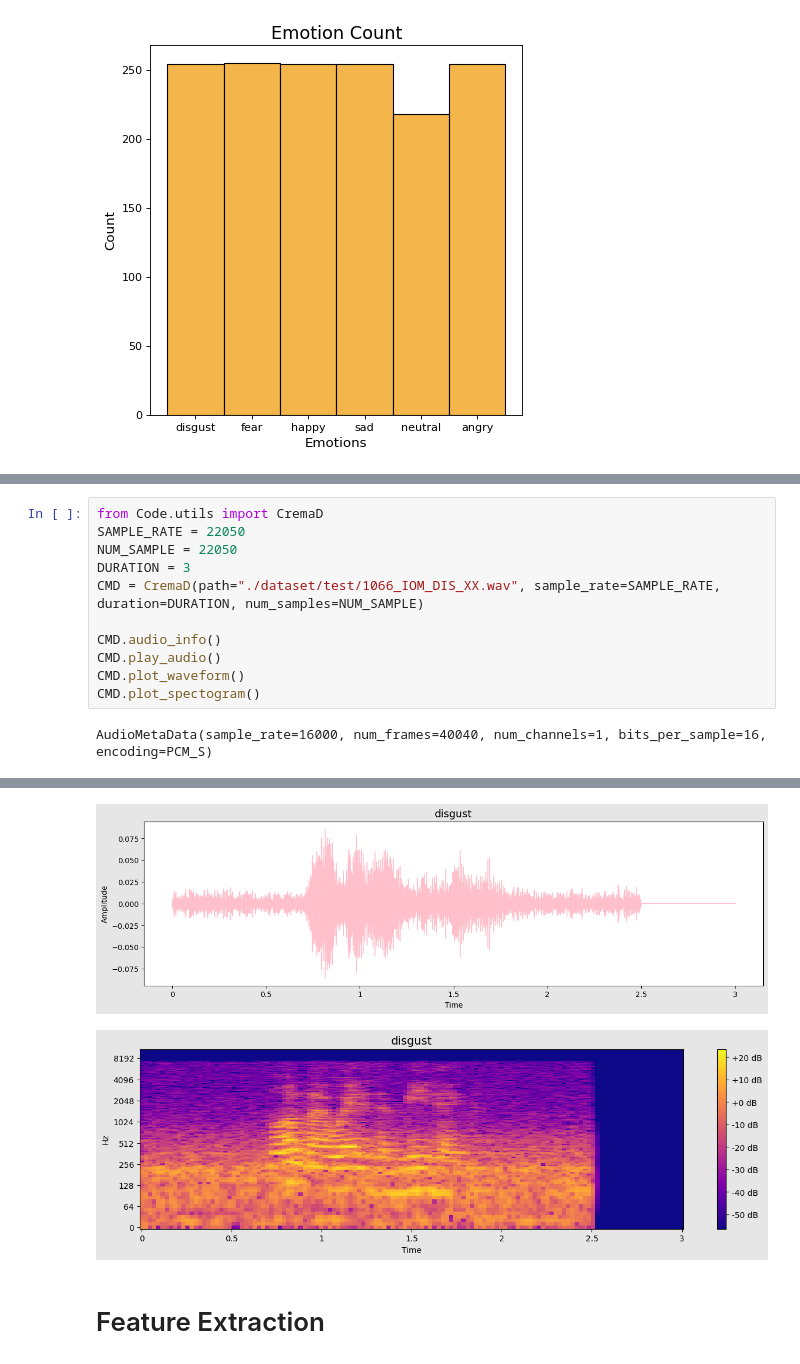
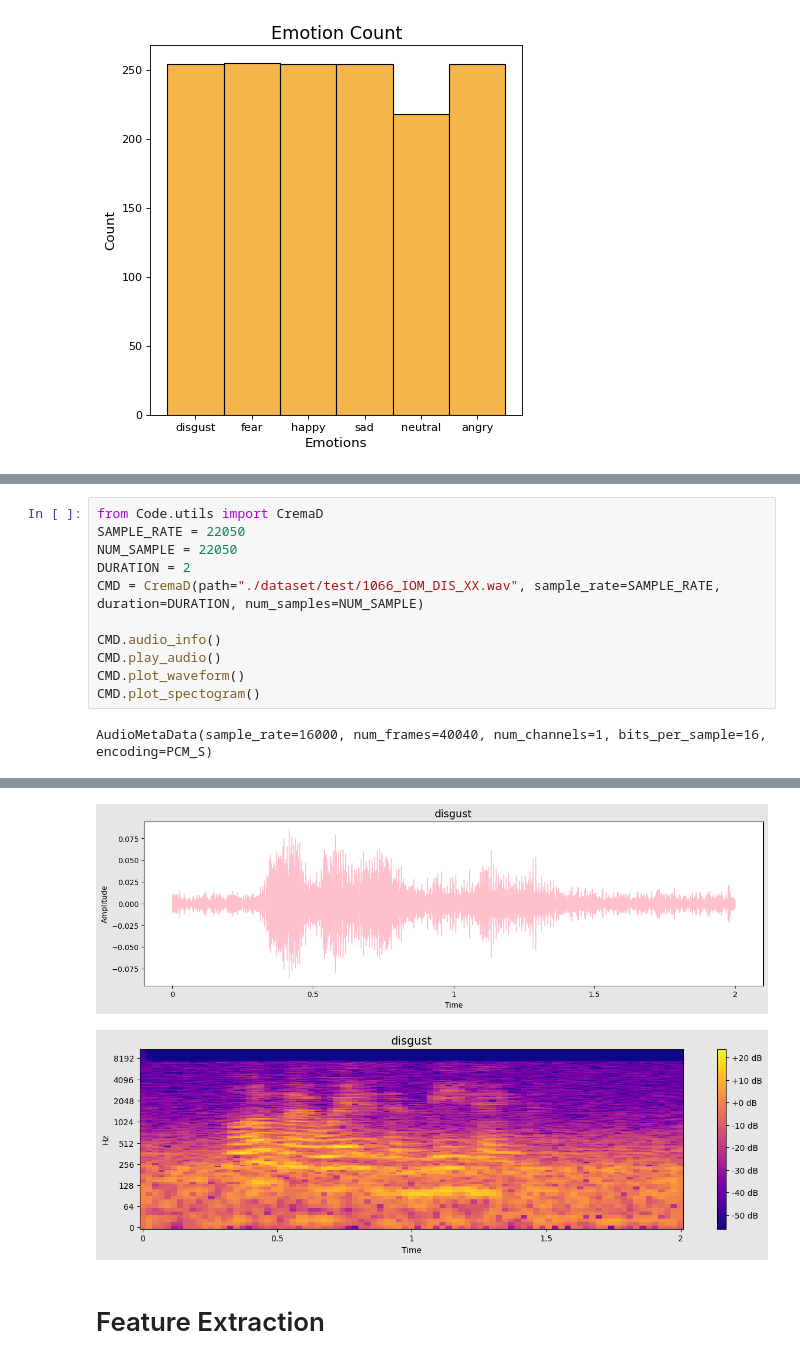
Before and after one commit to satria-ui/TugasAkhir2023, a Jupyter notebook: script/main.ipynb, the cells around one changed output, grey strips where cells are left out. Drawn from its saved outputs; the diff is of its cells as text.

```diff
--- a/script/main.ipynb
+++ b/script/main.ipynb
@@ -139,19 +187,19 @@ sns.histplot(dataset.Emotions, color='#F19C0E')
 # %%
 from Code.utils import CremaD
 SAMPLE_RATE = 22050
 NUM_SAMPLE = 22050
-DURATION = 3
+DURATION = 2
 CMD = CremaD(path="./dataset/test/1066_IOM_DIS_XX.wav", sample_rate=SAMPLE_RATE, duration=DURATION, num_samples=NUM_SAMPLE)
 
 CMD.audio_info()
 CMD.play_audio()
 CMD.plot_waveform()
 CMD.plot_spectogram()
 # %% [output]
 AudioMetaData(sample_rate=16000, num_frames=40040, num_channels=1, bits_per_sample=16, encoding=PCM_S)
 [interactive output not drawn]
-[figure, old version]
+[figure, new version]
-[figure, old version]
+[figure, new version]
 # %% [markdown]
 # Feature Extraction
 # %% [markdown]
```
Also changed, not shown: parts of 19 cells of this notebook, 6 other files.
